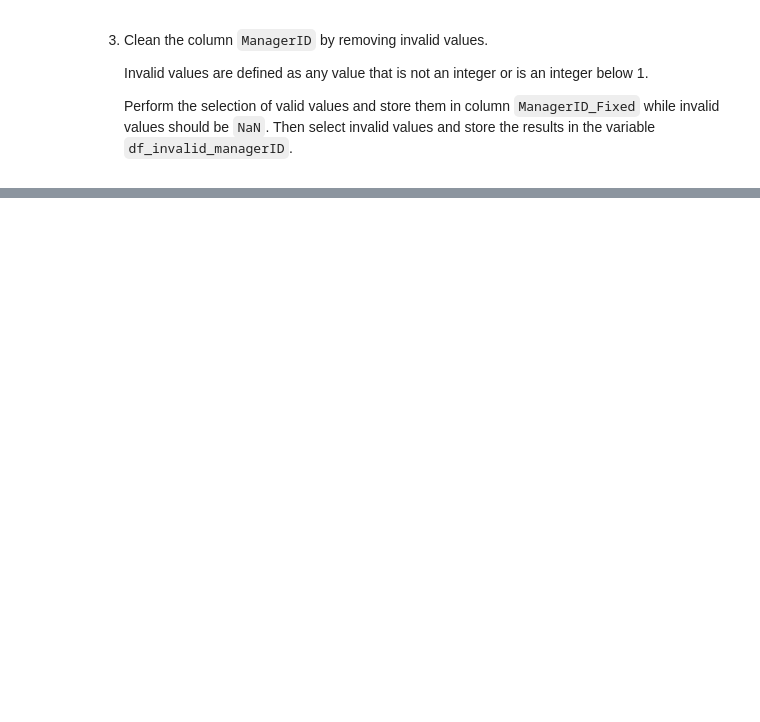
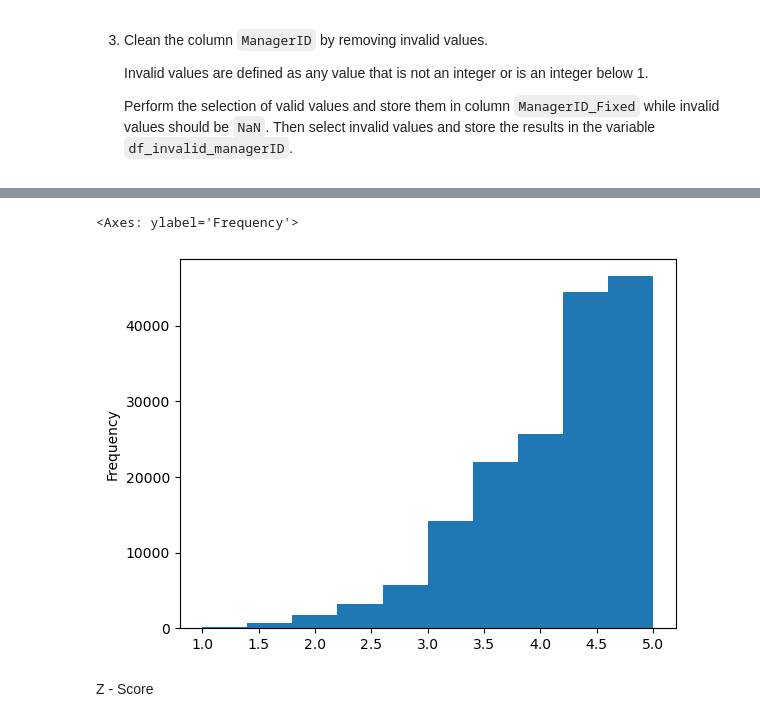
Before and after one commit to DVadeus/Data-Analysis, a Jupyter notebook: 3 Data Cleaning Pandas.ipynb, the cells around one changed output, grey strips where cells are left out. Saved outputs shown, nothing was run; the diff lists cells and outputs as text; code cells hidden in the pictures; blank space fills up the shorter version.

```diff
--- a/3 Data Cleaning Pandas.ipynb
+++ b/3 Data Cleaning Pandas.ipynb
@@ -1411,0 +1630,9 @@ df_invalid_managerID
+# %%
+df_rating = df.copy()
+df_rating = df_rating[(df_rating['Rating'] > 0) & (df_rating['Rating'] <= 5)]
+df_rating['Rating'].plot(kind='hist')
+# %% [output]
+<Axes: ylabel='Frequency'>
+[figure, added]
+# %% [markdown]
+Z - Score
```
Also changed, not shown: parts of 130 cells of this notebook, 4 other files.
